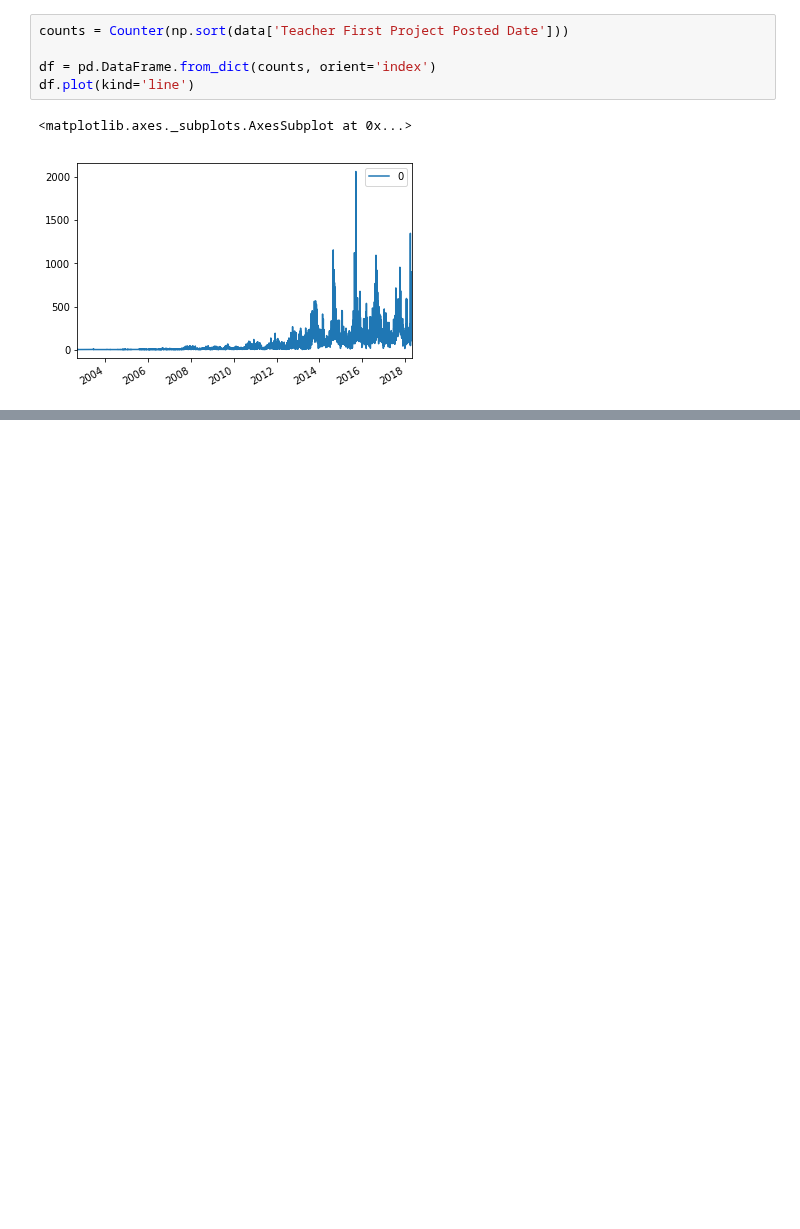
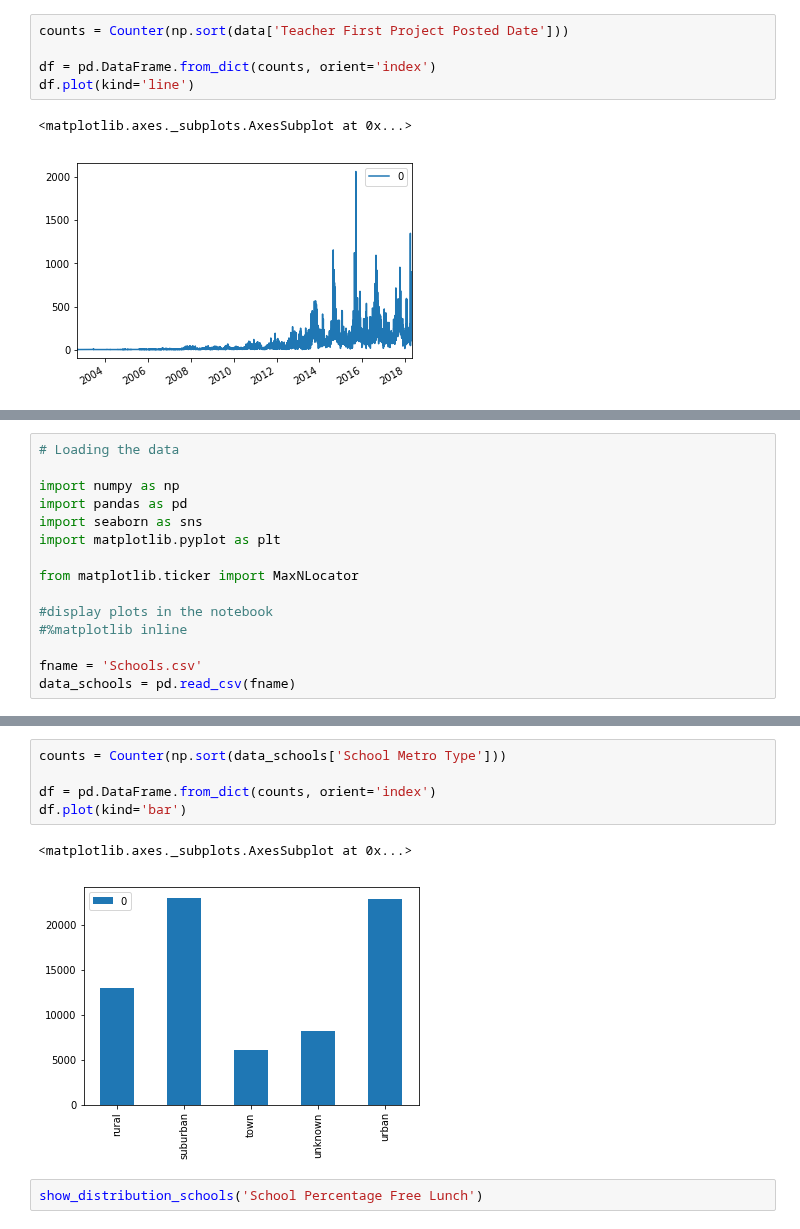
Before and after one commit to mathminer/donorschoose, a Jupyter notebook: donorschoose_cleaning.ipynb, the cells around one changed output, grey strips where cells are left out. Cells and saved outputs as stored; diff of their text form; blank space fills up the shorter version.

Commit message:
Add analysis for Schools.csv

```diff
--- a/donorschoose_cleaning.ipynb
+++ b/donorschoose_cleaning.ipynb
@@ -196,0 +156,15 @@ Uma sugestão seria eliminar as entradas de 2018 uma ve que não existe informa
+# %%
+# Loading the data
+
+import numpy as np
+import pandas as pd
+import seaborn as sns
+import matplotlib.pyplot as plt
+
+from matplotlib.ticker import MaxNLocator
+
+#display plots in the notebook
+#%matplotlib inline
+
+fname = 'Schools.csv'
+data_schools = pd.read_csv(fname)
@@ -196,0 +246,10 @@ Uma sugestão seria eliminar as entradas de 2018 uma ve que não existe informa
+# %%
+counts = Counter(np.sort(data_schools['School Metro Type']))
+
+df = pd.DataFrame.from_dict(counts, orient='index')
+df.plot(kind='bar')
+# %% [output]
+<matplotlib.axes._subplots.AxesSubplot at 0x...>
+[figure, added]
+# %%
+show_distribution_schools('School Percentage Free Lunch')
```
Also changed, not shown: parts of 21 cells of this notebook.
